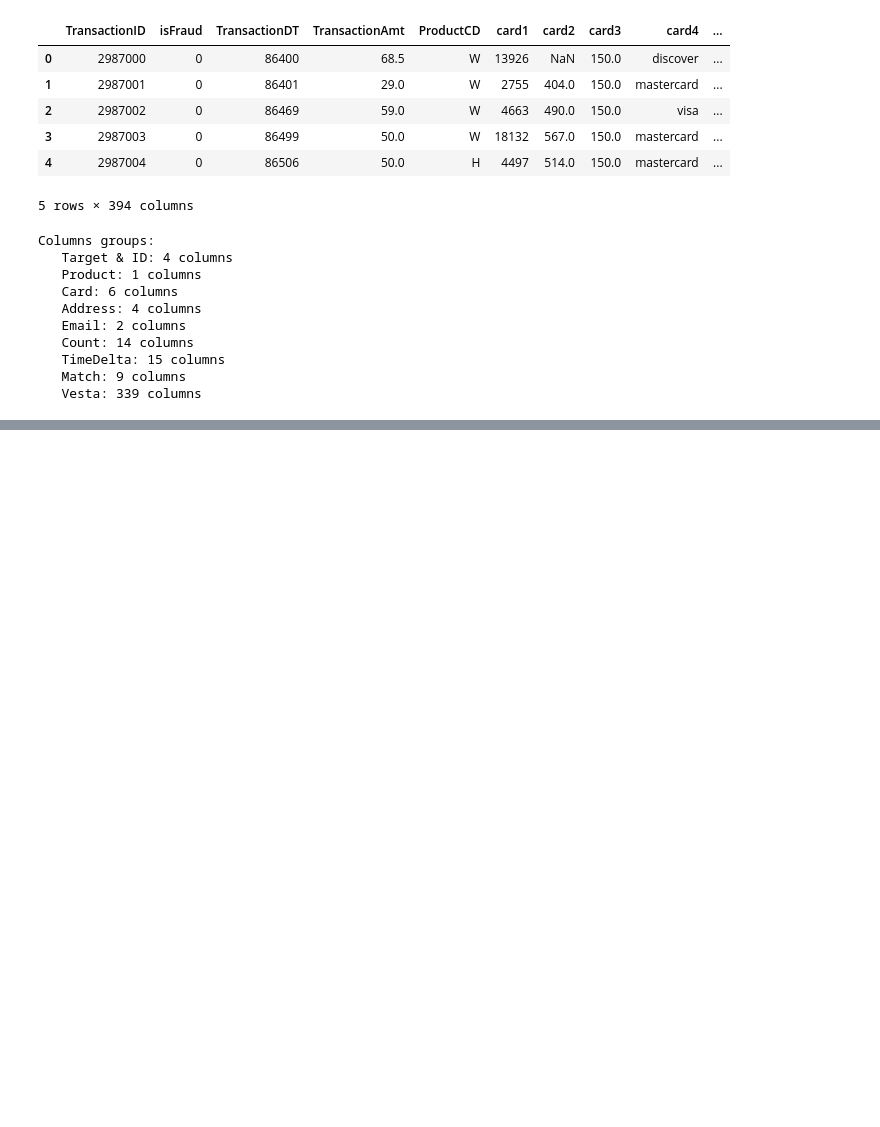
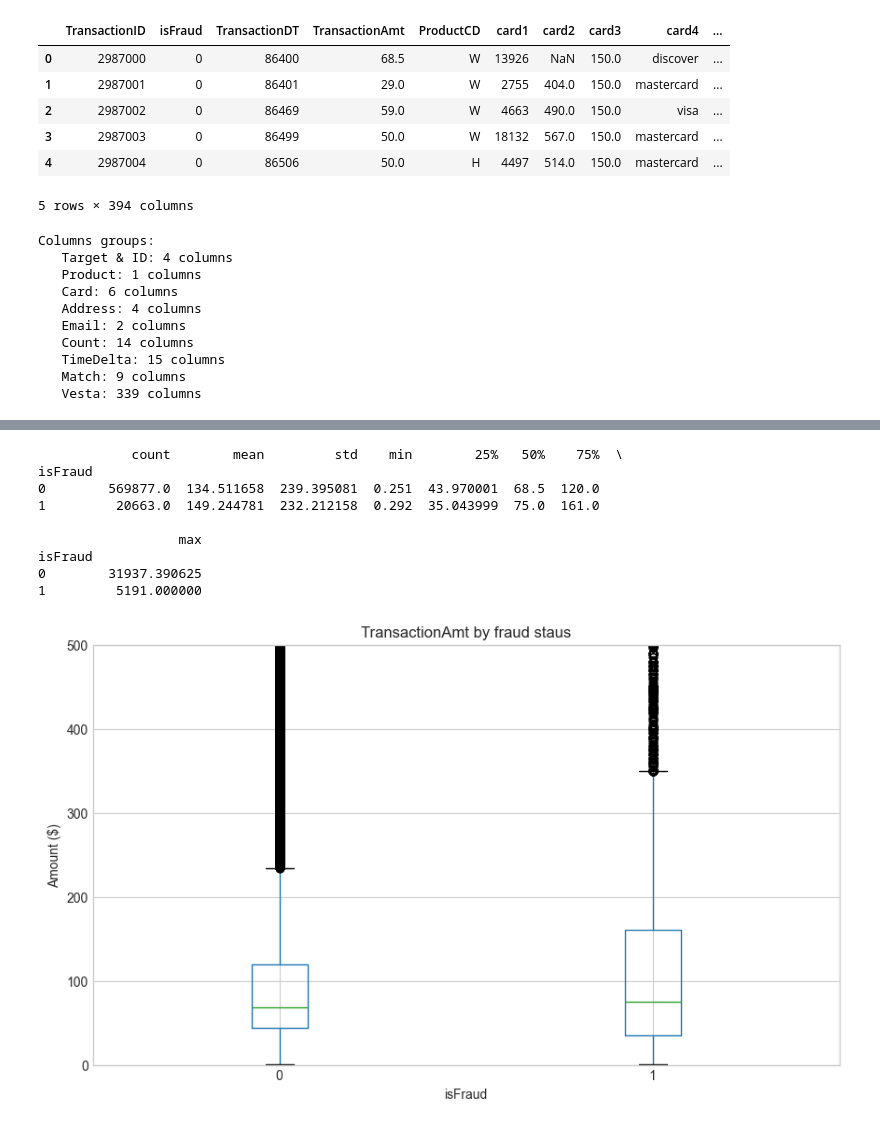
Before and after one commit to maxvyquincy9393/ieee-fraud-detection, a Jupyter notebook: notebook/01_data_loading.ipynb, the cells around one changed output, grey strips where cells are left out. Cells and saved outputs as stored; diff of their text form; code cells hidden in the pictures; blank space fills up the shorter version.

```diff
--- a/notebook/01_data_loading.ipynb
+++ b/notebook/01_data_loading.ipynb
@@ -186,0 +338,26 @@ Fraud (1) 20,663 (96.50%)
+# %%
+# AMOUNT BY FRAUD STAUIS
+
+fraud_amt = train.groupby('isFraud')['TransactionAmt'].describe()
+print(fraud_amt)
+
+# visualisize
+fig, ax = plt.subplots(figsize=(10,6))
+train.boxplot(column='TransactionAmt', by='isFraud', ax=ax)
+ax.set_title('TransactionAmt by fraud staus')
+ax.set_xlabel('isFraud')
+ax.set_ylabel('Amount ($)')
+ax.set_ylim(0,500)
+plt.suptitle('')
+plt.show()
+# %% [output]
+            count        mean         std    min        25%   50%    75%  \
+isFraud
+0        569877.0  134.511658  239.395081  0.251  43.970001  68.5  120.0
+1         20663.0  149.244781  232.212158  0.292  35.043999  75.0  161.0
+
+                  max
+isFraud
+0        31937.390625
+1         5191.000000
+[figure, added]
```
Also changed, not shown: parts of 12 cells of this notebook.
